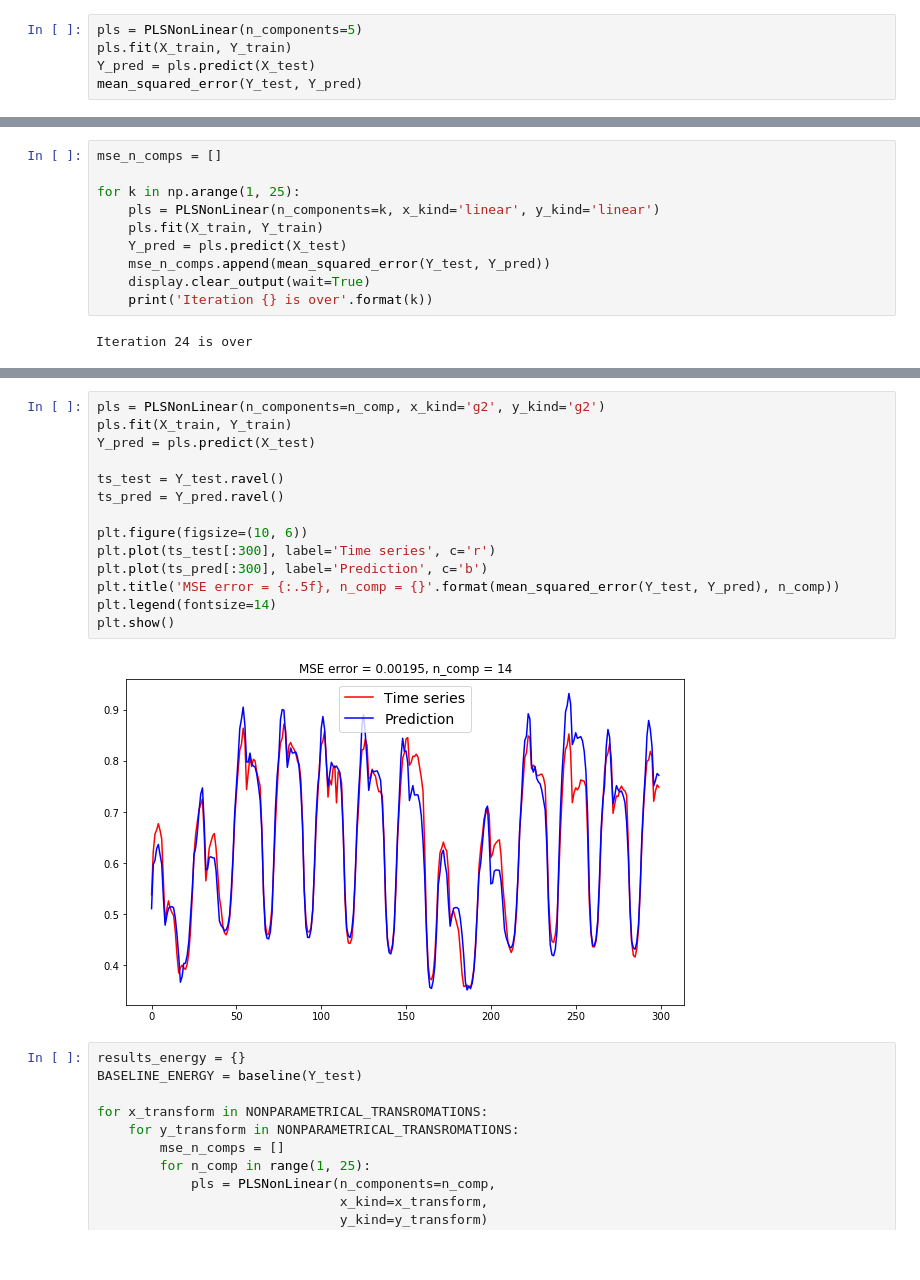
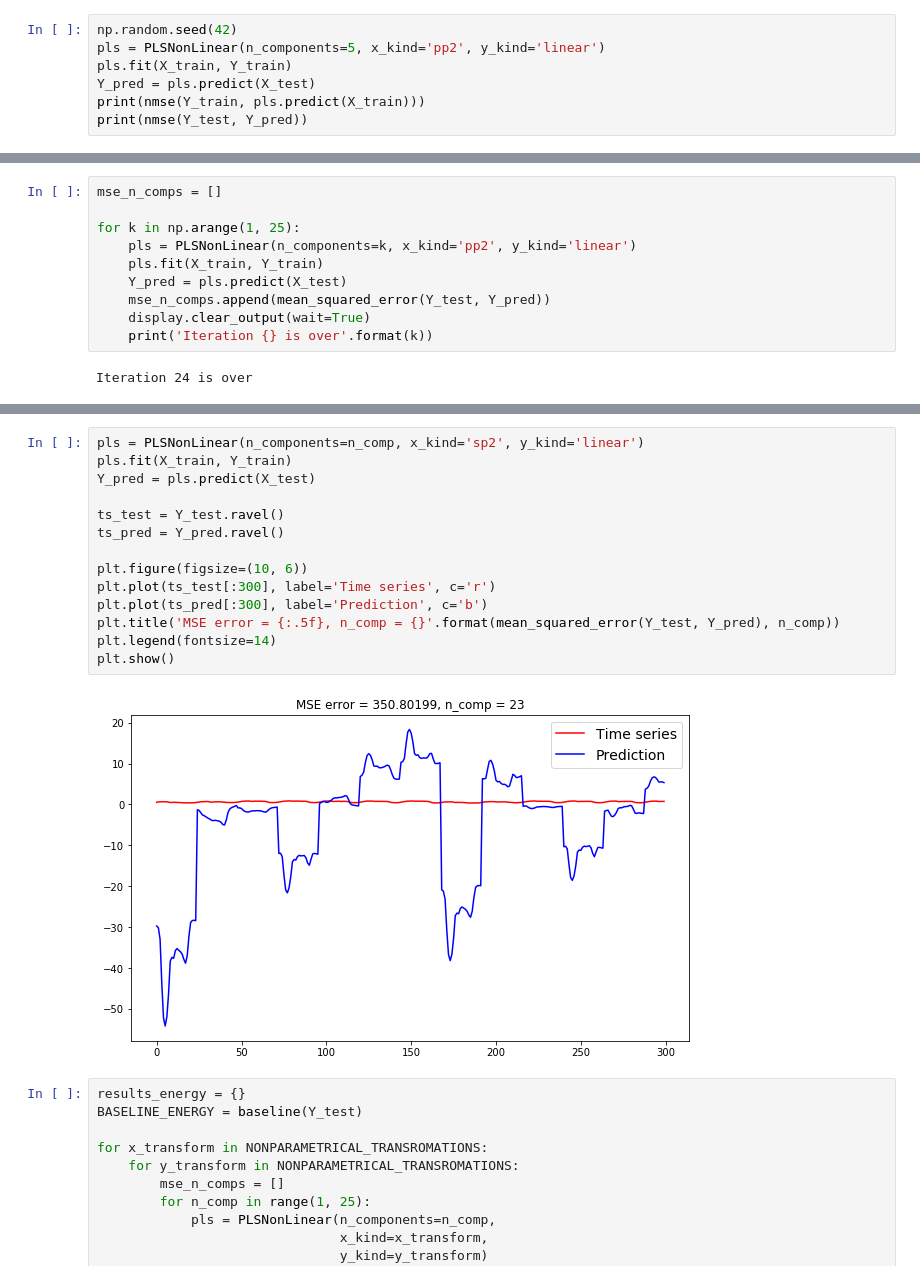
Before and after one commit to mariiavladimirova/NonlinearPLS, a Jupyter notebook: code/main.ipynb, the cells around one changed output, grey strips where cells are left out. Saved outputs shown, nothing was run; the diff lists cells and outputs as text.

```diff
--- a/code/main.ipynb
+++ b/code/main.ipynb
@@ -611,8 +58,10 @@ X_train.shape, Y_train.shape, X_test.shape, Y_test.shape
 # %% [output]
 ((700, 168), (700, 24), (381, 168), (381, 24))
 # %%
-pls = PLSNonLinear(n_components=5)
+np.random.seed(42)
+pls = PLSNonLinear(n_components=5, x_kind='pp2', y_kind='linear')
 pls.fit(X_train, Y_train)
 Y_pred = pls.predict(X_test)
-mean_squared_error(Y_test, Y_pred)
+print(nmse(Y_train, pls.predict(X_train)))
+print(nmse(Y_test, Y_pred))
 # %% [output]
@@ -621,7 +86,7 @@ mean_squared_error(Y_test, Y_pred)
 mse_n_comps = []
 
 for k in np.arange(1, 25):
-    pls = PLSNonLinear(n_components=k, x_kind='linear', y_kind='linear')
+    pls = PLSNonLinear(n_components=k, x_kind='pp2', y_kind='linear')
     pls.fit(X_train, Y_train)
     Y_pred = pls.predict(X_test)
     mse_n_comps.append(mean_squared_error(Y_test, Y_pred))
@@ -645,19 +130,19 @@ n_comp
 # %%
-pls = PLSNonLinear(n_components=n_comp, x_kind='g2', y_kind='g2')
+pls = PLSNonLinear(n_components=n_comp, x_kind='sp2', y_kind='linear')
 pls.fit(X_train, Y_train)
 Y_pred = pls.predict(X_test)
 
 ts_test = Y_test.ravel()
 ts_pred = Y_pred.ravel()
 
 plt.figure(figsize=(10, 6))
 plt.plot(ts_test[:300], label='Time series', c='r')
 plt.plot(ts_pred[:300], label='Prediction', c='b')
 plt.title('MSE error = {:.5f}, n_comp = {}'.format(mean_squared_error(Y_test, Y_pred), n_comp))
 plt.legend(fontsize=14)
 plt.show()
 # %% [output]
-[figure, old version]
+[figure, new version]
 # %%
 results_energy = {}
 BASELINE_ENERGY = baseline(Y_test)
```
Also changed, not shown: parts of 8 cells of this notebook, 8 other files.
